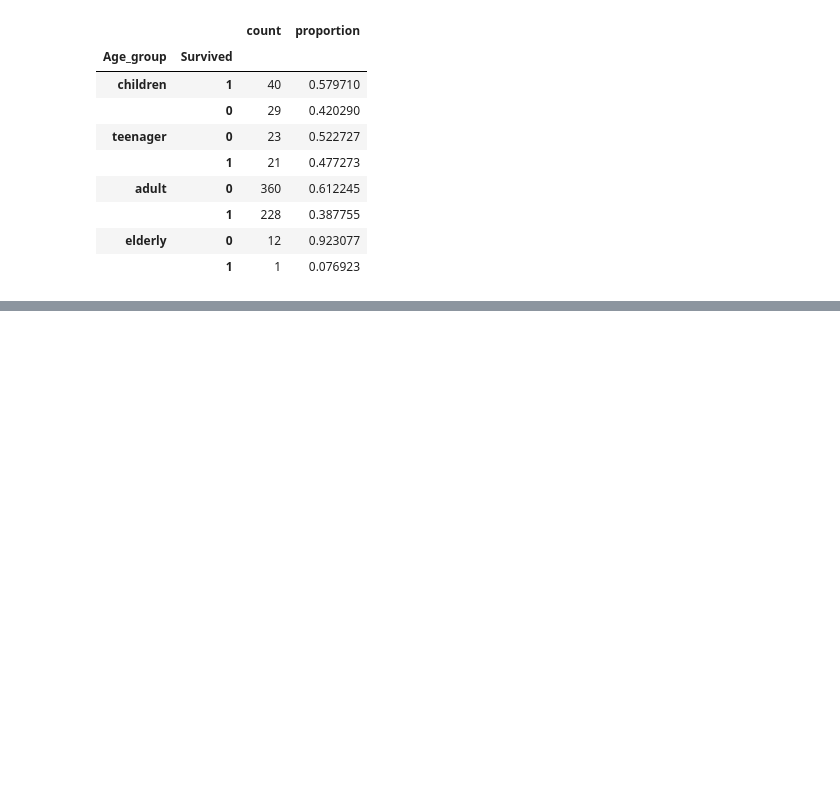
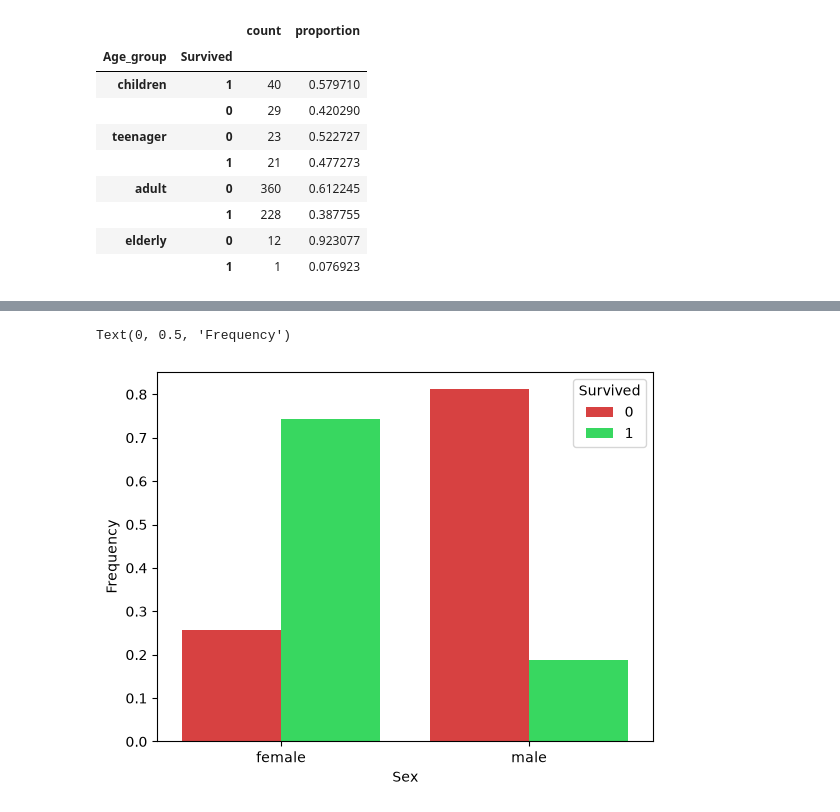
Before and after one commit to Tropaxio/Titanic-Survival-Project, a Jupyter notebook: notebooks/eda.ipynb, the cells around one changed output, grey strips where cells are left out. Drawn from its saved outputs; the diff is of its cells as text; code cells hidden in the pictures; blank space fills up the shorter version.

```diff
--- a/notebooks/eda.ipynb
+++ b/notebooks/eda.ipynb
@@ -115,2 +142,18 @@ pd.concat([titanic_df_new[['Age_group','Survived']].groupby("Age_group").value_c
+# %%
+# Plot the distribution of survival by sex.
+import seaborn as sns
+ax = sns.barplot(
+    x="Sex",
+    y="proportion",
+    hue="Survived",
+    data=titanic_df_new[['Sex','Survived']].groupby("Sex").value_counts(normalize=True).reset_index(),
+    palette={0: "#f02828", 1: "#1ef153"}
+)
+
+ax.set_xlabel("Sex")
+ax.set_ylabel("Frequency")
+# %% [output]
+Text(0, 0.5, 'Frequency')
+[figure, added]
 # %%
 # Lets compute the correlation matrix.
```
Also changed, not shown: parts of 3 cells of this notebook, 2 other files.
